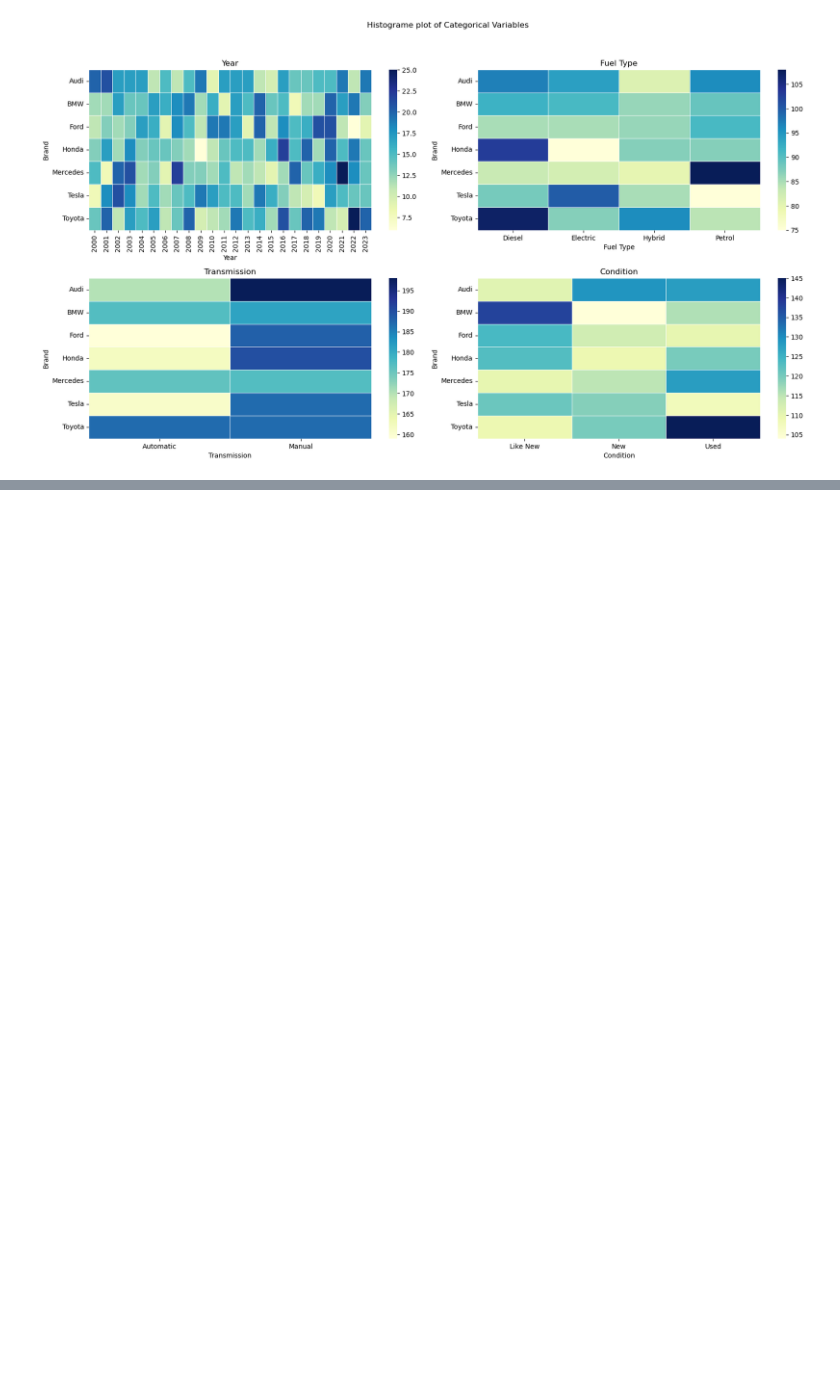
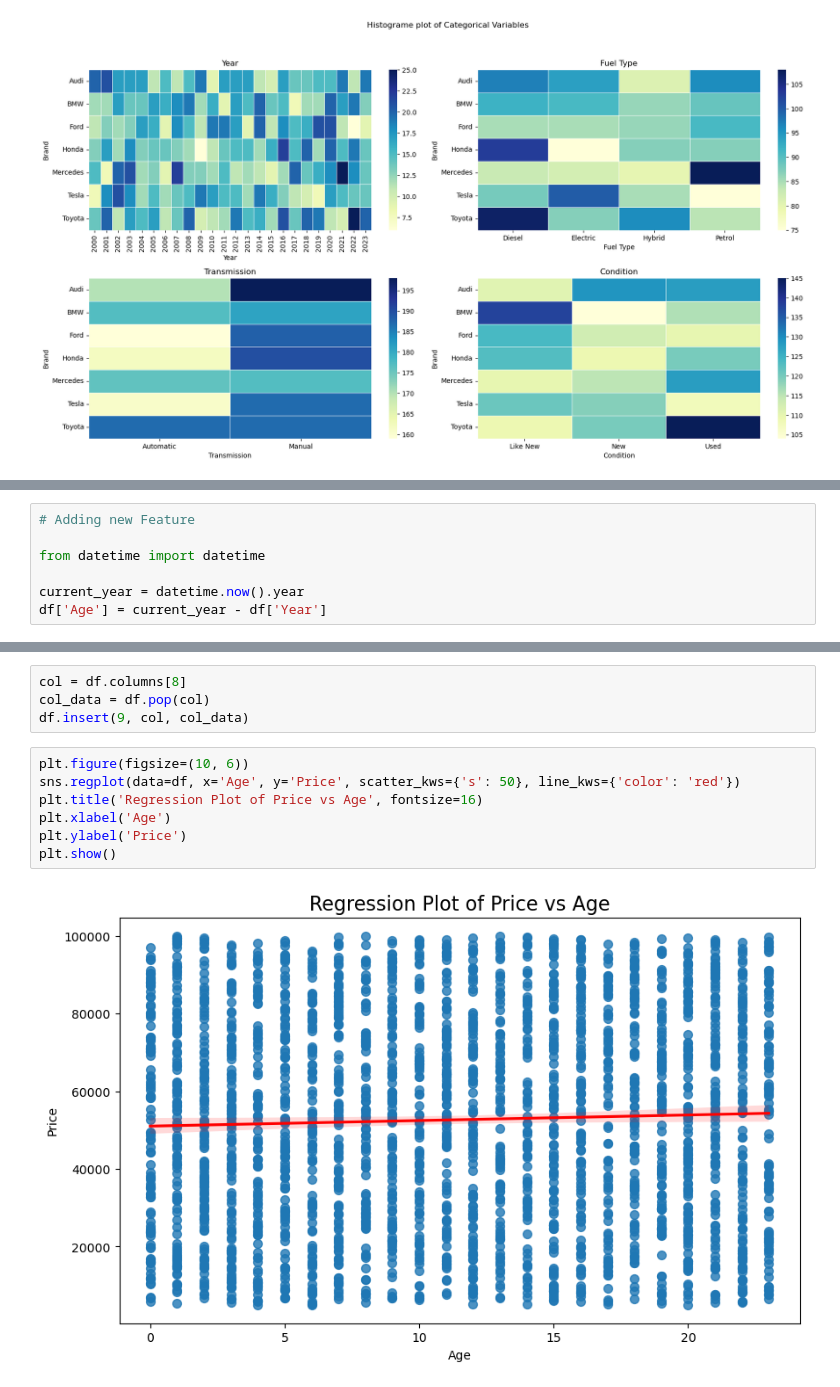
Before and after one commit to zakianazzum/car_price_prediction, a Jupyter notebook: test.ipynb, the cells around one changed output, grey strips where cells are left out. Saved outputs shown, nothing was run; the diff lists cells and outputs as text; blank space fills up the shorter version.

```diff
--- a/test.ipynb
+++ b/test.ipynb
@@ -265,0 +314,7 @@ plt.show()
+# %%
+# Adding new Feature
+
+from datetime import datetime
+
+current_year = datetime.now().year
+df['Age'] = current_year - df['Year']
@@ -265,0 +345,13 @@ plt.show()
+# %%
+col = df.columns[8]
+col_data = df.pop(col)
+df.insert(9, col, col_data)
+# %%
+plt.figure(figsize=(10, 6))
+sns.regplot(data=df, x='Age', y='Price', scatter_kws={'s': 50}, line_kws={'color': 'red'})
+plt.title('Regression Plot of Price vs Age', fontsize=16)
+plt.xlabel('Age')
+plt.ylabel('Price')
+plt.show()
+# %% [output]
+[figure, added]
```
Also changed, not shown: parts of 10 cells of this notebook, 2 other files.
